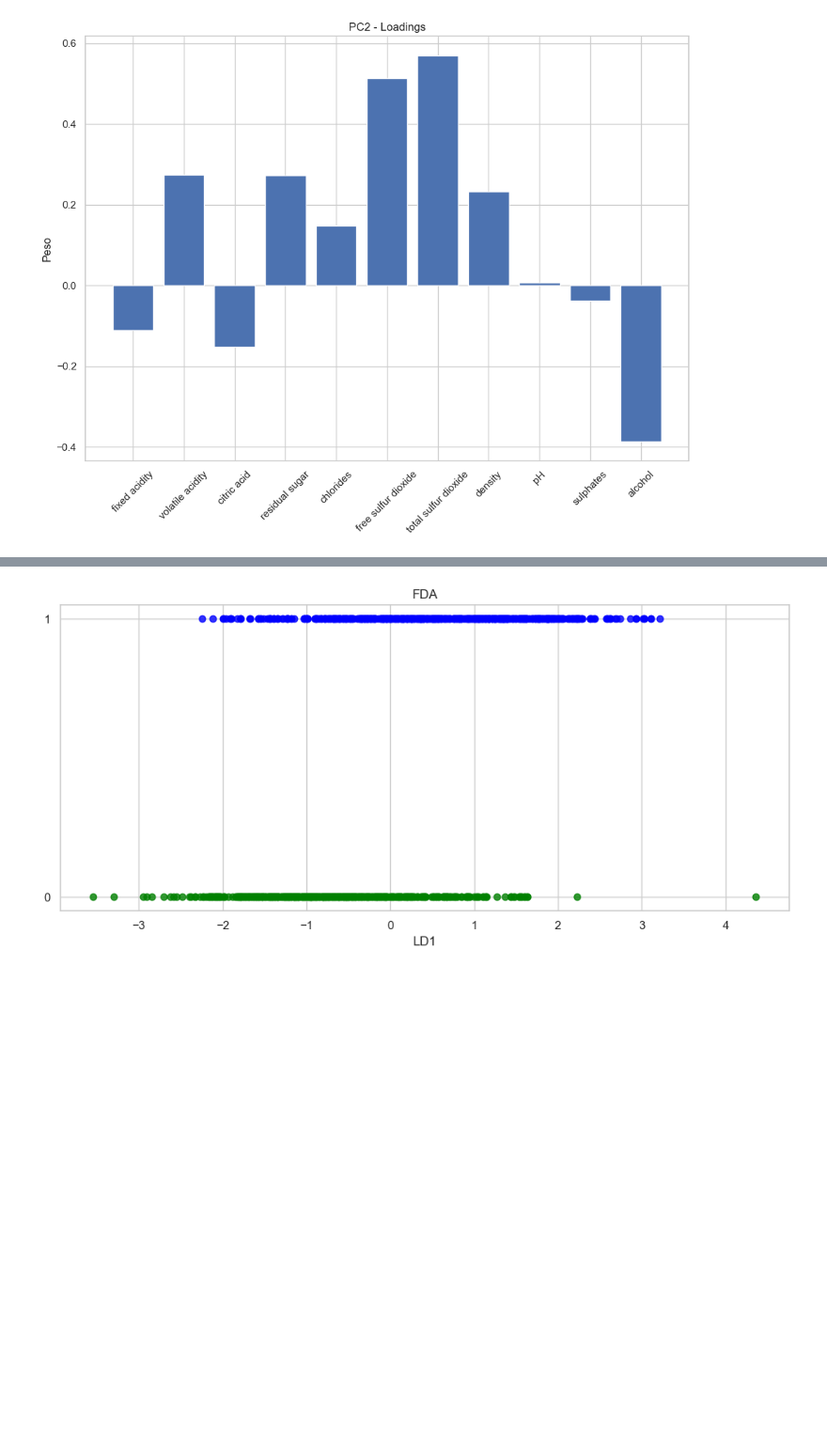
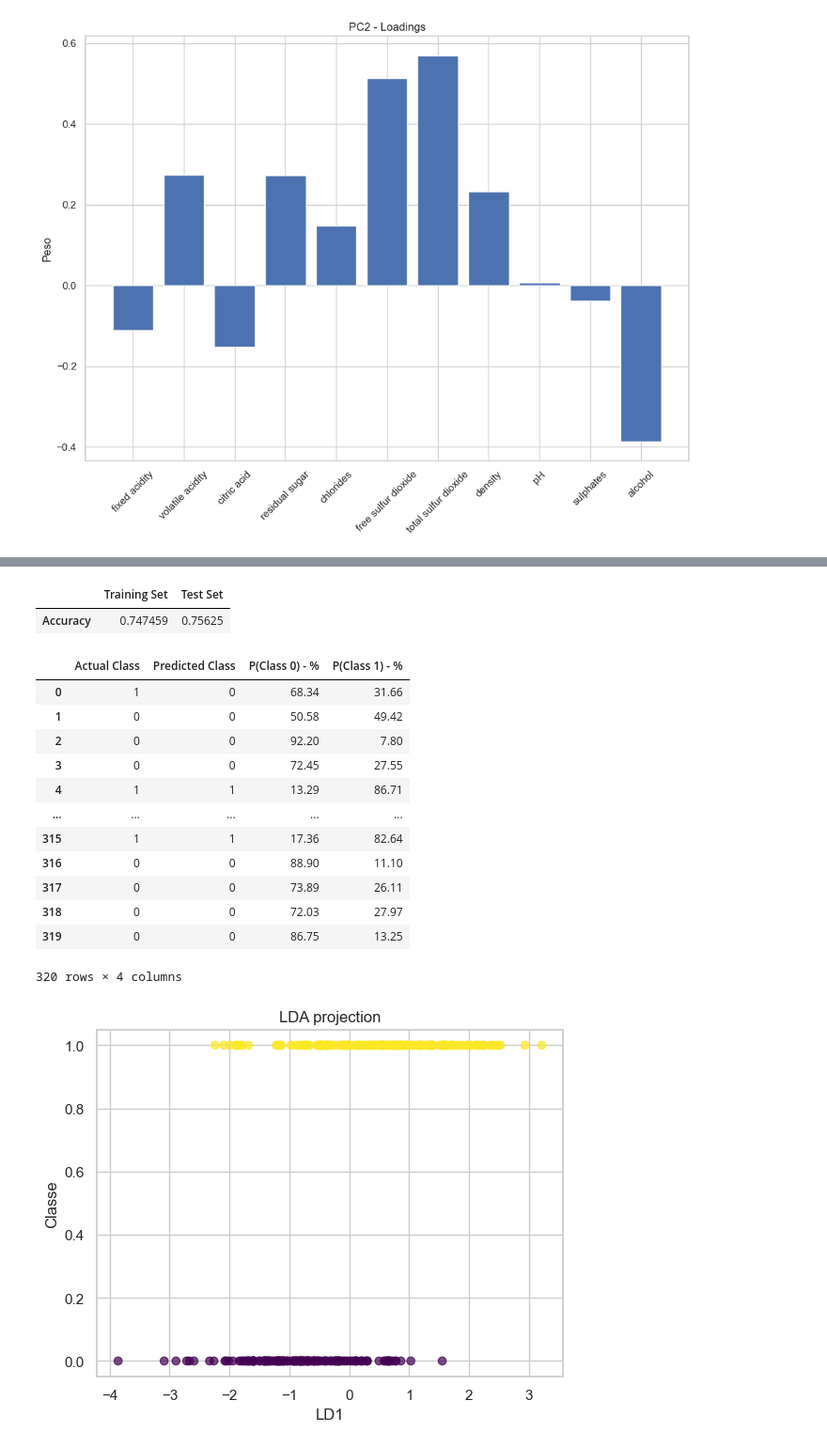
Before and after one commit to frameleee/progetto-MIA, a Jupyter notebook: notebooks/eda.ipynb, the cells around one changed output, grey strips where cells are left out. Shown at 94% size. Drawn from its saved outputs; the diff is of its cells as text; code cells hidden in the pictures; blank space fills up the shorter version.

```diff
--- a/notebooks/eda.ipynb
+++ b/notebooks/eda.ipynb
@@ -122,14 +108,6 @@ plt.title("Distribuzione qualità - Vino rosso")
 plt.xlabel("Qualità")
 plt.ylabel("Numero di vini")
 plt.show()
-
-def qualità_in_classi(q):
-    if q <= 5:
-        return 0
-    else:
-        return 1
-
-df_red['quality_class'] = df_red['quality'].apply(qualità_in_classi)
 # %% [output]
 [figure]
 # %%
@@ -186,14 +167,18 @@ X_test_scaled = scaler.transform(X_test)
 # %%
-# PCA NON standardizzata
-pca = PCA()
-pca.fit(X)
+# 3. PCA NON standardizzata
+pca_nostd = PCA()
+pca_nostd.fit(X_train)
 
 # 4. PCA STANDARDIZZATA
+scaler = StandardScaler()
+X_train_scaled = scaler.fit_transform(X_train)
+X_test_scaled = scaler.transform(X_test)
+
 pca_std = PCA()
 X_train_pca = pca_std.fit_transform(X_train_scaled)
 X_test_pca = pca_std.transform(X_test_scaled)
 
-cumulative_var = np.cumsum(pca.explained_variance_ratio_)
+cumulative_var = np.cumsum(pca_nostd.explained_variance_ratio_)
 cumulative_var_std = np.cumsum(pca_std.explained_variance_ratio_)
 
 # Etichette delle componenti (PC1, PC2, ...)
@@ -358,25 +315,48 @@ NameError: name 'MDA' is not defined
 # %%
-# 4. LDA con 1 componente (max per 2 classi)
-lda = LDA(n_components=1)
-X_train_lda = lda.fit_transform(X_train_scaled, y_train)
+#LDA con 1 componente (max per 2 classi)
+lda = LDA()
+lda.fit(X_train_scaled, y_train)
 
-# 5. Preparazione per grafico
-# Codifica classi come 0 e 1
-y_codes = y_train.astype('category').cat.codes
+#vettore delle classi predette
+y_pred = lda.predict(X_test_scaled)
+#matrice che calcola la probabilità di appartenere a ogni classe
+y_pred_proba = lda.predict_proba(X_test_scaled)
 
-# Colori personalizzati (puoi cambiarli)
-colors = ['green', 'blue']
-color_map = dict(zip(np.unique(y_codes), colors))
-color_list = [color_map[i] for i in y_codes]
+y_pred_df = pd.DataFrame({'Actual Class': y_test,
+                        'Predicted Class': y_pred,
+                        'P(Class 0) - %': np.round(y_pred_proba[:, 0] * 100, decimals=2),
+                        'P(Class 1) - %': np.round(y_pred_proba[:, 1] * 100, decimals=2)})
 
-# 6. Plot orizzontale come nello screenshot
-plt.figure(figsize=(10, 5))
-plt.scatter(X_train_lda.flatten(), y_codes, c=color_list, alpha=0.8)
-plt.yticks([0, 1], labels=sorted(y_train.unique()))
-plt.xlabel('LD1')
-plt.title('FDA')
+y_pred_df = y_pred_df.reset_index(drop=True)
+
+#accuratezza della predizione su training e test set
+scores_dict = {'Training Set': lda.score(X_train_scaled, y_train), 'Test Set': lda.score(X_test_scaled, y_test)}
+scores = pd.DataFrame(scores_dict, index=['Accuracy'])
+display(scores)
+display(y_pred_df)
+
+#plot
+Zlda = lda.transform(X_test_scaled)
+plt.scatter(Zlda, y_test, c=y_test, cmap='viridis', alpha=0.7)
+plt.title("LDA projection")
+plt.xlabel("LD1")
+plt.ylabel("Classe")
 plt.grid(True)
-plt.tight_layout()
 plt.show()
 # %% [output]
+|  | Training Set | Test Set |
+| Accuracy | 0.747459 | 0.75625 |
+|  | Actual Class | Predicted Class | P(Class 0) - % | P(Class 1) - % |
+| 0 | 1 | 0 | 68.34 | 31.66 |
+| 1 | 0 | 0 | 50.58 | 49.42 |
+| 2 | 0 | 0 | 92.20 | 7.80 |
+| 3 | 0 | 0 | 72.45 | 27.55 |
+| 4 | 1 | 1 | 13.29 | 86.71 |
+| ... | ... | ... | ... | ... |
+| 315 | 1 | 1 | 17.36 | 82.64 |
+| 316 | 0 | 0 | 88.90 | 11.10 |
+| 317 | 0 | 0 | 73.89 | 26.11 |
+| 318 | 0 | 0 | 72.03 | 27.97 |
+| 319 | 0 | 0 | 86.75 | 13.25 |
+320 rows × 4 columns
-[figure, old version]
+[figure, new version]
```
Also changed, not shown: parts of 10 cells of this notebook, 1 other file.
